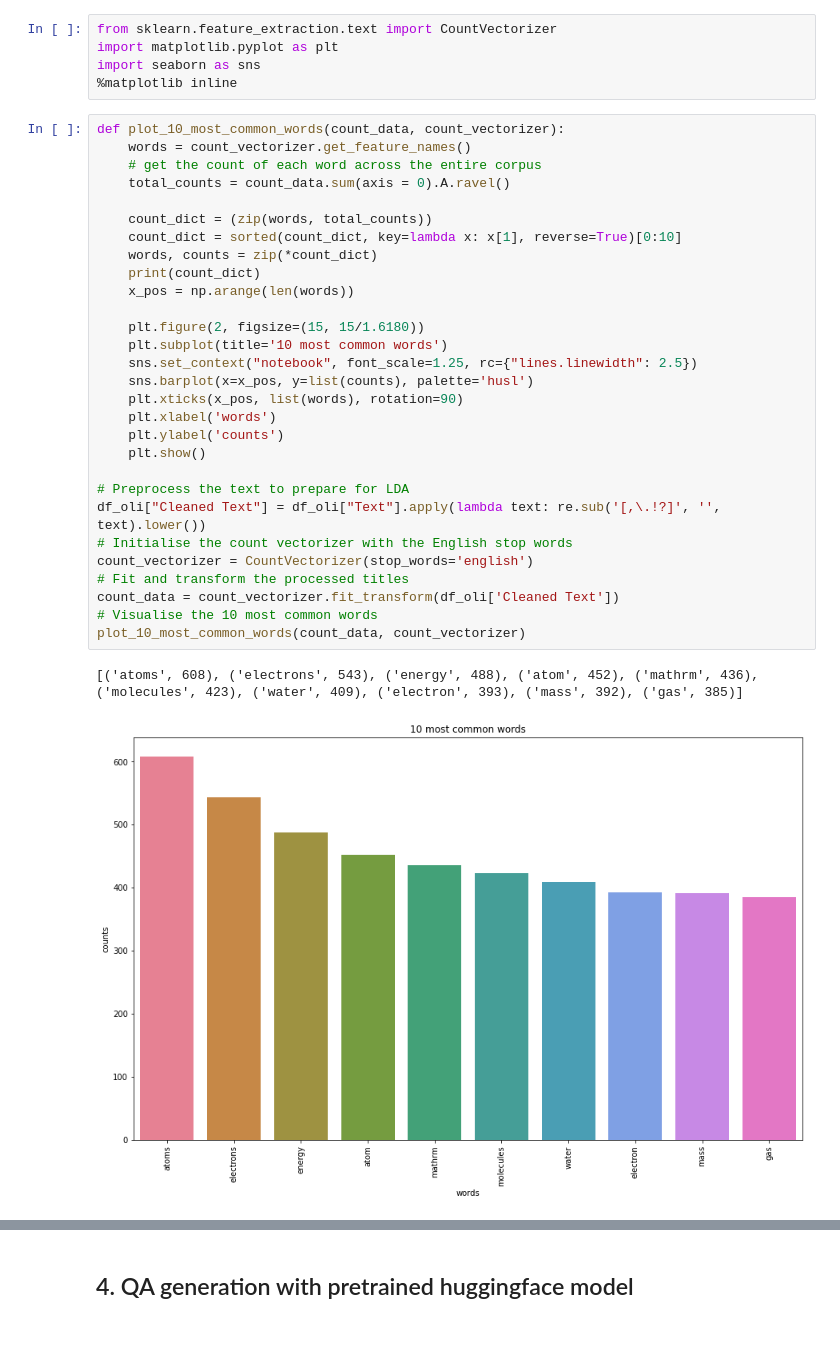
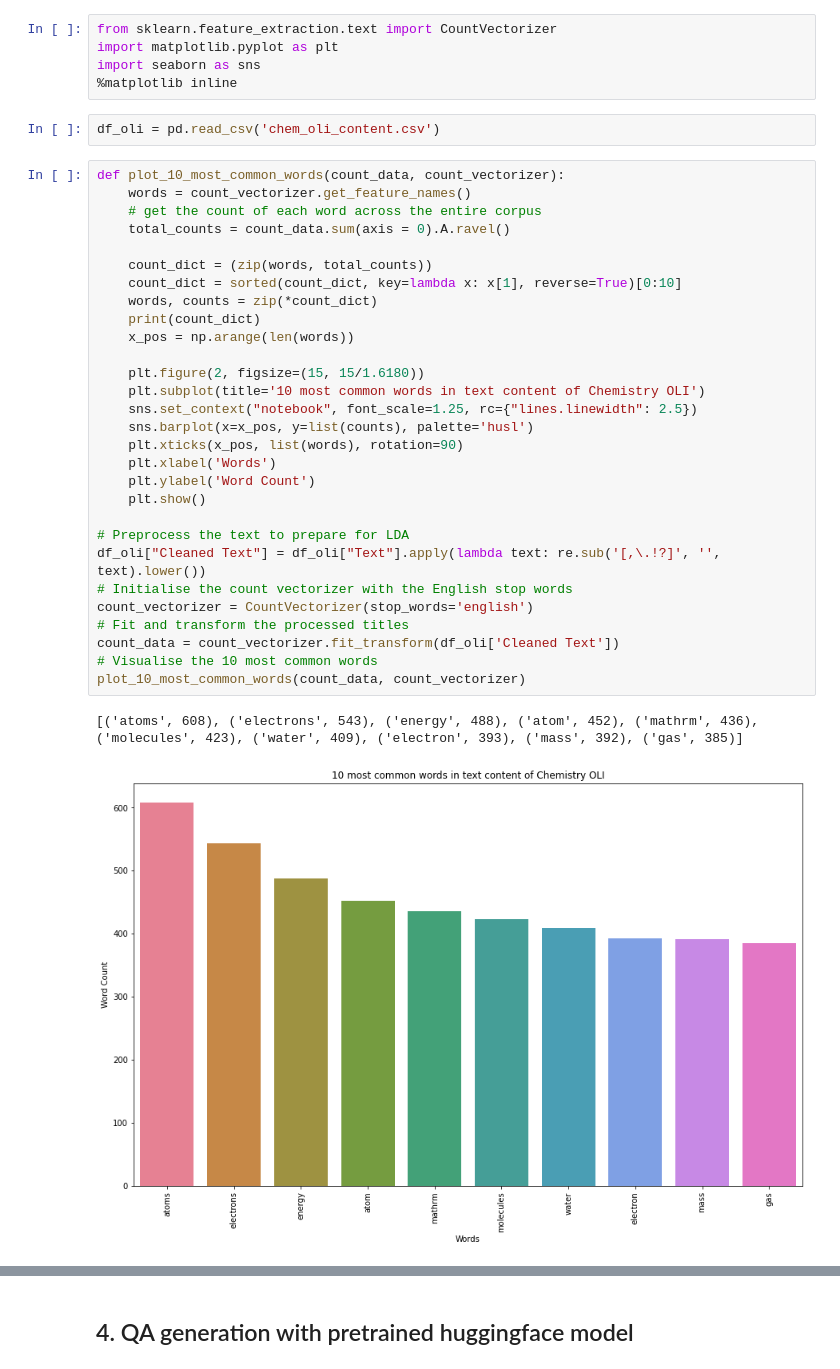
Before and after one commit to jcstamper/Focal-Capstone-Project-1, a Jupyter notebook: chemistry/chem_oli_analysis.ipynb, the cells around one changed output, grey strips where cells are left out. Saved outputs shown, nothing was run; the diff lists cells and outputs as text; blank space fills up the shorter version.

```diff
--- a/chemistry/chem_oli_analysis.ipynb
+++ b/chemistry/chem_oli_analysis.ipynb
@@ -99,35 +124,37 @@ from sklearn.feature_extraction.text import CountVectorizer
 import matplotlib.pyplot as plt
 import seaborn as sns
 %matplotlib inline
+# %%
+df_oli = pd.read_csv('chem_oli_content.csv')
 # %%
 def plot_10_most_common_words(count_data, count_vectorizer):
     words = count_vectorizer.get_feature_names()
     # get the count of each word across the entire corpus
     total_counts = count_data.sum(axis = 0).A.ravel()
 
     count_dict = (zip(words, total_counts))
     count_dict = sorted(count_dict, key=lambda x: x[1], reverse=True)[0:10]
     words, counts = zip(*count_dict)
     print(count_dict)
     x_pos = np.arange(len(words))
 
     plt.figure(2, figsize=(15, 15/1.6180))
-    plt.subplot(title='10 most common words')
+    plt.subplot(title='10 most common words in text content of Chemistry OLI')
     sns.set_context("notebook", font_scale=1.25, rc={"lines.linewidth": 2.5})
     sns.barplot(x=x_pos, y=list(counts), palette='husl')
     plt.xticks(x_pos, list(words), rotation=90)
-    plt.xlabel('words')
-    plt.ylabel('counts')
+    plt.xlabel('Words')
+    plt.ylabel('Word Count')
     plt.show()
 
 # Preprocess the text to prepare for LDA
 df_oli["Cleaned Text"] = df_oli["Text"].apply(lambda text: re.sub('[,\.!?]', '', text).lower())
 # Initialise the count vectorizer with the English stop words
 count_vectorizer = CountVectorizer(stop_words='english')
 # Fit and transform the processed titles
 count_data = count_vectorizer.fit_transform(df_oli['Cleaned Text'])
 # Visualise the 10 most common words
 plot_10_most_common_words(count_data, count_vectorizer)
 # %% [output]
 [('atoms', 608), ('electrons', 543), ('energy', 488), ('atom', 452), ('mathrm', 436), ('molecules', 423), ('water', 409), ('electron', 393), ('mass', 392), ('gas', 385)]
-[figure, old version]
+[figure, new version]
```
Also changed, not shown: parts of 12 cells of this notebook, 7 other files.
